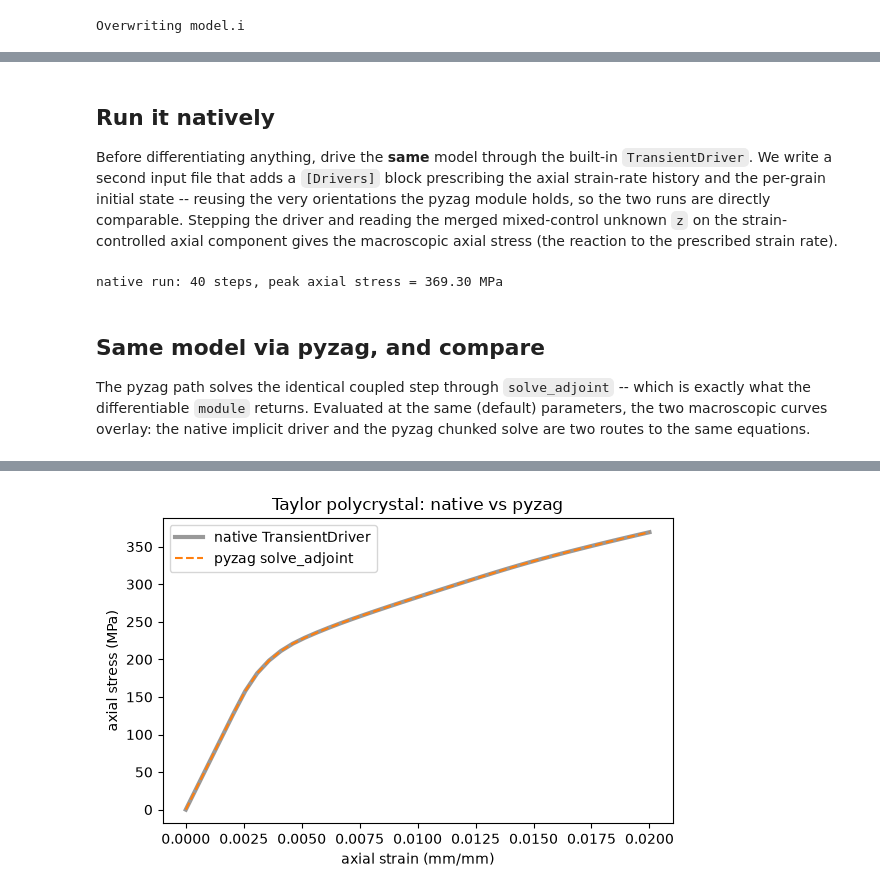
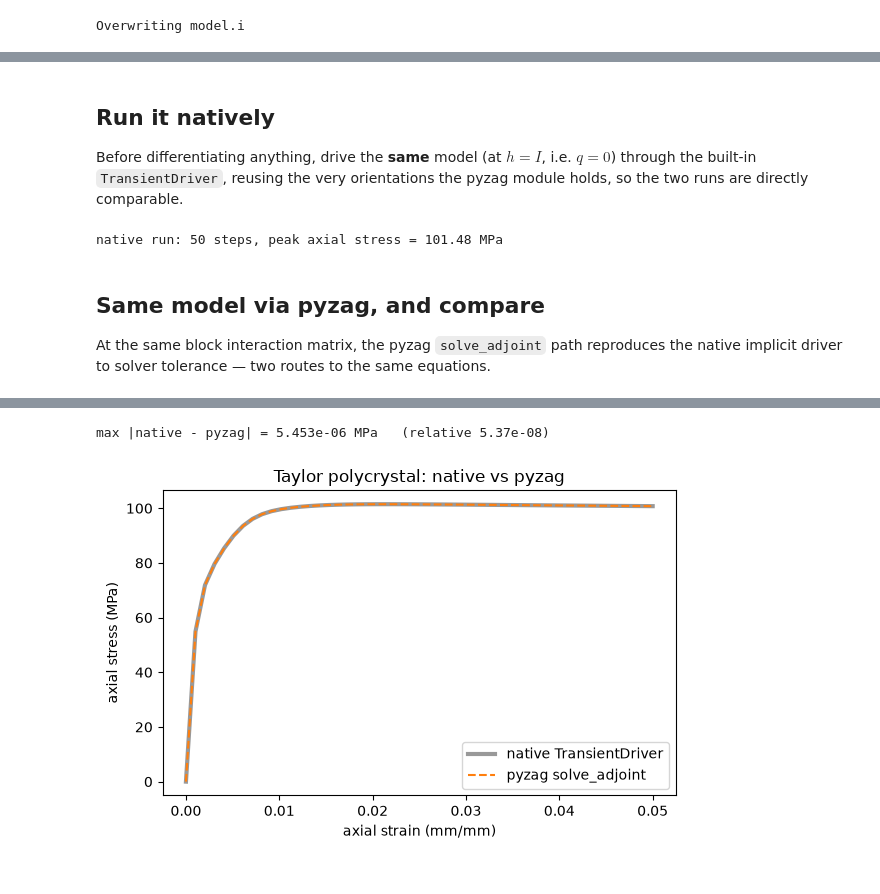
Before and after one commit to hdt5kt/neml2, a Jupyter notebook: doc/content/tutorials/optimization/taylor_polycrystal/main.ipynb, the cells around one changed output, grey strips where cells are left out. Cells and saved outputs as stored; diff of their text form; code cells hidden in the pictures.

```diff
--- a/doc/content/tutorials/optimization/taylor_polycrystal/main.ipynb
+++ b/doc/content/tutorials/optimization/taylor_polycrystal/main.ipynb
@@ -332,7 +382,7 @@ class CrystalCalibration(torch.nn.Module):
         super().__init__()
         self.model = model
         self.nchunk = nchunk
-        self.orientations = orientations  # typed MRP, on-device already
+        self.orientations = orientations
         self.register_buffer("strain", strain)
 
         ngrains = orientations.shape[0]
@@ -342,14 +392,15 @@ class CrystalCalibration(torch.nn.Module):
         ic = {
             "elastic_strain": torch.zeros(nbatch, ngrains, 6, dtype=dtype),
             "orientation": orientations.dynamic_batch.unsqueeze(0),
-            "slip_hardening": torch.zeros(nbatch, ngrains, dtype=dtype),
+            "dislocation_density": torch.full((nbatch, ngrains, NSLIP), INIT_RHO, dtype=dtype),
             "deformation_rate": torch.zeros(nbatch, 6, dtype=dtype),
             "target_cauchy_stress": torch.zeros(nbatch, 6, dtype=dtype),
         }
         self._y0 = model.assemble_state(ic, dynamic_dim=1)
+        self._ngrains = ngrains
 
         control = torch.zeros(ntime, nbatch, 6, dtype=dtype)
-        control[..., AXIAL] = 1.0  # prescribe the axial deformation rate
+        control[..., AXIAL] = 1.0
         prescribed = torch.zeros(ntime, nbatch, 6, dtype=dtype)
         prescribed[..., AXIAL] = RATE
         forces = {
@@ -363,14 +414,7 @@ class CrystalCalibration(torch.nn.Module):
 
     @property
     def calibration_parameters(self):
-        params = getattr(self.model, "parametrizations", None)
-        out = []
-        for name in CALIBRATION_PARAMS:
-            if params is not None and name in params:
-                out.append(params[name].original)
-            else:
-                out.append(getattr(self.model, name))
-        return out
+        return [self.model.parametrizations.slip_strength_interaction_matrix.original]
 
     def _solver(self, direct_solve_operator):
         return nonlinear.RecursiveNonlinearEquationSolver(
@@ -386,37 +430,27 @@ class CrystalCalibration(torch.nn.Module):
     def forward(self, direct_solve_operator=chunktime.BidiagonalThomasFactorization):
         solver = self._solver(direct_solve_operator)
         traj = nonlinear.solve_adjoint(solver, self._y0, self._ntime, self._forces)
-        return traj[..., -6 + AXIAL].squeeze(-1)
-
-
-def rescale_parameters(module):
-    """Wrap each calibration parameter in RangeRescale for scaled-space LBFGS."""
-    dtype = module.orientations.dtype
-    mapping = {
-        f"model.{name}": reparametrization.RangeRescale(
-            torch.tensor(lo, dtype=dtype), torch.tensor(hi, dtype=dtype), clamp=True
-        )
-        for name, (lo, hi) in PARAM_RANGES.items()
-    }
-    reparametrization.Reparameterizer(mapping, error_not_provided=False)(module)
+        macro_stress = traj[..., -6 + AXIAL].squeeze(-1)
+        # Grain-major state; per-grain orientation (MRP) at [6:9], at EVERY step.
+        ng = self._ngrains
+        ori_traj = traj[..., : ng * STRIDE].reshape(*traj.shape[:-1], ng, STRIDE)[..., 6:9]
+        return macro_stress, ori_traj
 
 
 module = CrystalCalibration(model, orientations, strain, times, NCHUNK).to(device)
 # %% [markdown]
 ## Run it natively
 
-Before differentiating anything, drive the **same** model through the built-in
-`TransientDriver`. We write a second input file that adds a `[Drivers]` block
-prescribing the axial strain-rate history and the per-grain initial state -- reusing
-the very orientations the pyzag module holds, so the two runs are directly comparable.
-Stepping the driver and reading the merged mixed-control unknown `z` on the
-strain-controlled axial component gives the macroscopic axial stress (the reaction to
-the prescribed strain rate).
+Before differentiating anything, drive the **same** model (at $h = I$, i.e. $q=0$)
+through the built-in `TransientDriver`, reusing the very orientations the pyzag
+module holds, so the two runs are directly comparable.
 # %%
-# Build an input file that drives the SAME model with a TransientDriver, embedding the
-# same orientations the pyzag module uses so the native and pyzag runs are comparable.
 ori_literal = repr(orientations.data.detach().cpu().tolist())
 _shared_models = "[Models]" + open("model.i").read().split("[Models]", 1)[1]
+# native interaction matrix = the block matrix at the ground-truth latent ratio,
+# matching the pyzag h we compare against.
+_nb = len(BLOCKS)
+block_data = " ".join("1" if i == j else repr(Q_TRUTH) for i in range(_nb) for j in range(_nb))
 
 native_input = (
     f"""
@@ -428,6 +462,12 @@ native_input = (
   [splanes]
     type = Python
     expr = 'MillerIndex(torch.tensor([1, 1, 1], dtype=torch.int64))'
+  []
+  [hmat]
+    type = SquareMatrix
+    fill = block
+    blocks = '3 3 3 3'
+    data = '{block_data}'
   []
   [times]
     type = Python
@@ -453,9 +493,9 @@ native_input = (
     type = Python
     expr = 'SR2(torch.zeros({NGRAINS}, 6, dtype=torch.float64), sub_batch_ndim=1).sub_batch.retag(1)'
   []
-  [initial_slip_hardening]
+  [initial_dislocation_density]
     type = Python
-    expr = 'Scalar(torch.zeros({NGRAINS}, dtype=torch.float64), sub_batch_ndim=1).sub_batch.retag(1)'
+    expr = 'Scalar(torch.full(({NGRAINS}, {NSLIP}), {INIT_RHO}, dtype=torch.float64), sub_batch_ndim=2).sub_batch.retag(2)'
   []
 []
 
@@ -481,8 +521,8 @@ native_input = (
     ic_MRP_values = 'initial_orientation'
     ic_SR2_names = 'elastic_strain'
     ic_SR2_values = 'initial_elastic_strain'
-    ic_Scalar_names = 'slip_hardening'
-    ic_Scalar_values = 'initial_slip_hardening'
+    ic_Scalar_names = 'dislocation_density'
+    ic_Scalar_values = 'initial_dislocation_density'
   []
 []
 
@@ -497,24 +537,23 @@ driver = neml2.load_input("model_native.i").get_driver("driver")
 driver.run()
 res = driver.result()
 nsteps = driver.nsteps
-# Macro axial stress = the merged mixed-control unknown z on the axial component.
 native_stress = torch.tensor(
     [0.0] + [res[f"output.{i}.z"][..., AXIAL].reshape(-1)[0].item() for i in range(1, nsteps)],
     device=device,
 )
 print(f"native run: {nsteps} steps, peak axial stress = {native_stress.max().item():.2f} MPa")
 # %% [output]
-native run: 40 steps, peak axial stress = 369.30 MPa
+native run: 50 steps, peak axial stress = 101.48 MPa
 # %% [markdown]
 ## Same model via pyzag, and compare
 
-The pyzag path solves the identical coupled step through `solve_adjoint` -- which is
-exactly what the differentiable `module` returns. Evaluated at the same (default)
-parameters, the two macroscopic curves overlay: the native implicit driver and the
-pyzag chunked solve are two routes to the same equations.
+At the same block interaction matrix, the pyzag `solve_adjoint` path reproduces the
+native implicit driver to solver tolerance — two routes to the same equations.
 # %%
 with torch.no_grad():
-    pyzag_stress = module()
+    q_param.data.fill_(Q_TRUTH)
+    model._update_parameter_values()
+    pyzag_stress, _ = module()
 
 max_diff = (native_stress - pyzag_stress).abs().max().item()
 rel = max_diff / pyzag_stress.abs().max().item()
@@ -537 +576,2 @@ max |native - pyzag| = 2.260e-06 MPa   (relative 6.12e-09)
+max |native - pyzag| = 5.453e-06 MPa   (relative 5.37e-08)
-[figure, old version]
+[figure, new version]
```
Also changed, not shown: parts of 24 cells of this notebook, 4 other files.
